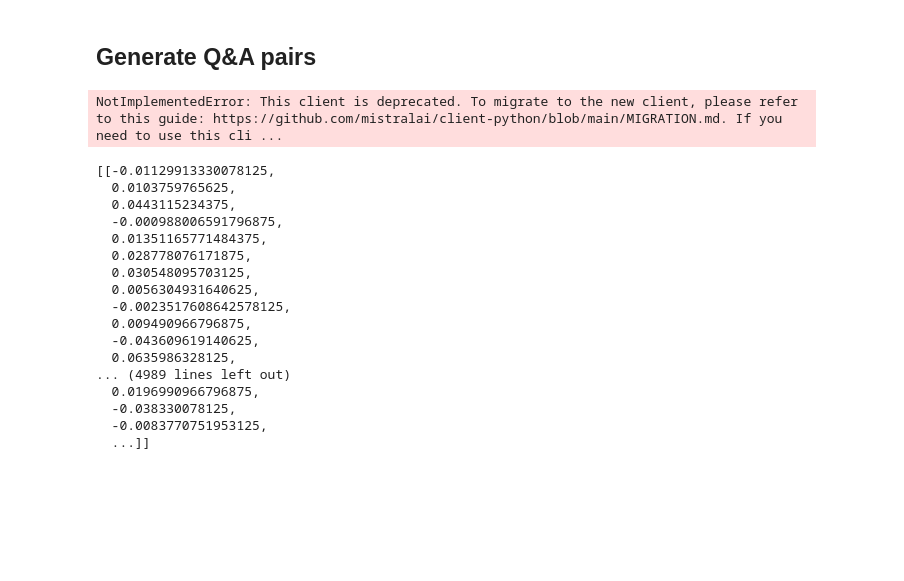
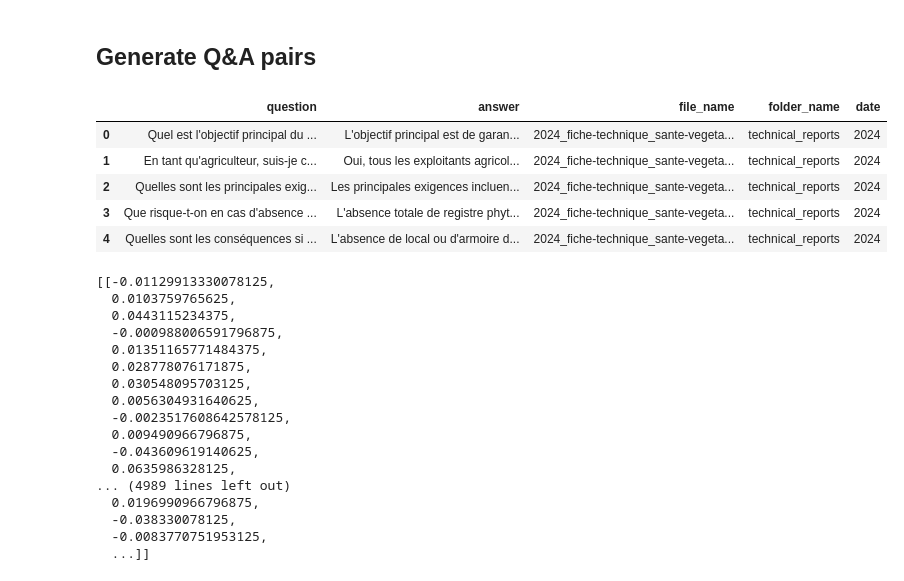
Before and after one commit to EstienneG/AgroFlow, a Jupyter notebook: RAG.ipynb, the cells around one changed output. Saved outputs shown, nothing was run; the diff lists cells and outputs as text; code cells hidden in the pictures; blank space fills up the shorter version.

Commit message:
feat: add async

```diff
--- a/RAG.ipynb
+++ b/RAG.ipynb
@@ -255,20 +257,23 @@ class QAList(BaseModel):
 <h2>Generate Q&A pairs</h2>
 # %%
 import pandas as pd
+import nest_asyncio
+
 import glob
 import os
 import asyncio
 
 from tqdm.asyncio import tqdm_asyncio
+nest_asyncio.apply()
 
-model = "pixtral-12b-2409"
+model = "pixtral-large-latest"
 
 async def process_document(document_path, folder_name):
     file_name = os.path.basename(document_path)
 
     content_arrays = md_to_pixtral_format(
         document_path,
-        user_query="En tant qu'agriculteur, quelles sont 5 questions utiles pour mon travail que je pourrais poser à ce document ? Quelles sont les réponses ? La date doit être incluse dans la question si elle est pertinente."
+        user_query="Je suis un agriculteur qui ne comprend pas très bien l'utilité de ce document, quelles sont 5 questions simples et utiles pour mon travail que je pourrais poser à ce document ? Quelles sont les réponses ? La date doit être incluse dans la question si elle est pertinente."
     )
 
     document_qa_data = []
@@ -305,37 +310,42 @@ async def process_document(document_path, folder_name):
 async def main():
     # Process all markdown files in both folders
     qa_data = []
     folders = ["data/md/technical_reports", "data/md/market_reports"]
 
-    for folder in folders:
+    for folder in ["data/md/technical_reports"]:
         folder_name = os.path.basename(folder)
-        document_paths = glob.glob(f"{folder}/*.md")
+        document_paths = ["data/md/technical_reports/2024_fiche-technique_sante-vegetaux-2_paquet-hygiene.md"]
 
         # Process documents in parallel with a semaphore to limit concurrency
-        semaphore = asyncio.Semaphore(5)  # Limit to 5 concurrent API calls
+        semaphore = asyncio.Semaphore(1)  # Limit to 20 concurrent API calls
 
         async def process_with_semaphore(document_path):
             async with semaphore:
                 return await process_document(document_path, folder_name)
 
         # Create tasks for all documents and process them concurrently
         tasks = [process_with_semaphore(doc_path) for doc_path in document_paths]
         results = await tqdm_asyncio.gather(*tasks, desc=f"Processing {folder}")
 
         # Flatten the results
         for result in results:
             if result:
                 qa_data.extend(result)
 
     qa_df = pd.DataFrame(qa_data)
     qa_df.to_csv("qa_rag_eval.csv", index=False, encoding="utf-8")
     return qa_df
 
 # Run the async main function
 qa_df = asyncio.run(main())
 qa_df
 # %% [output]
-NotImplementedError: This client is deprecated. To migrate to the new client, please refer to this guide: https://github.com/mistralai/client-python/blob/main/MIGRATION.md. If you need to use this cli ...
+|  | question | answer | file_name | folder_name | date |
+| 0 | Quel est l'objectif principal du ... | L'objectif principal est de garan... | 2024_fiche-technique_sante-vegeta... | technical_reports | 2024 |
+| 1 | En tant qu'agriculteur, suis-je c... | Oui, tous les exploitants agricol... | 2024_fiche-technique_sante-vegeta... | technical_reports | 2024 |
+| 2 | Quelles sont les principales exig... | Les principales exigences incluen... | 2024_fiche-technique_sante-vegeta... | technical_reports | 2024 |
+| 3 | Que risque-t-on en cas d'absence ... | L'absence totale de registre phyt... | 2024_fiche-technique_sante-vegeta... | technical_reports | 2024 |
+| 4 | Quelles sont les conséquences si ... | L'absence de local ou d'armoire d... | 2024_fiche-technique_sante-vegeta... | technical_reports | 2024 |
 # %%
 concatenated_md = '\n'.join([page.markdown for page in ocr_result.pages])
 
```
Also changed, not shown: parts of 2 cells of this notebook, 1 other file.
